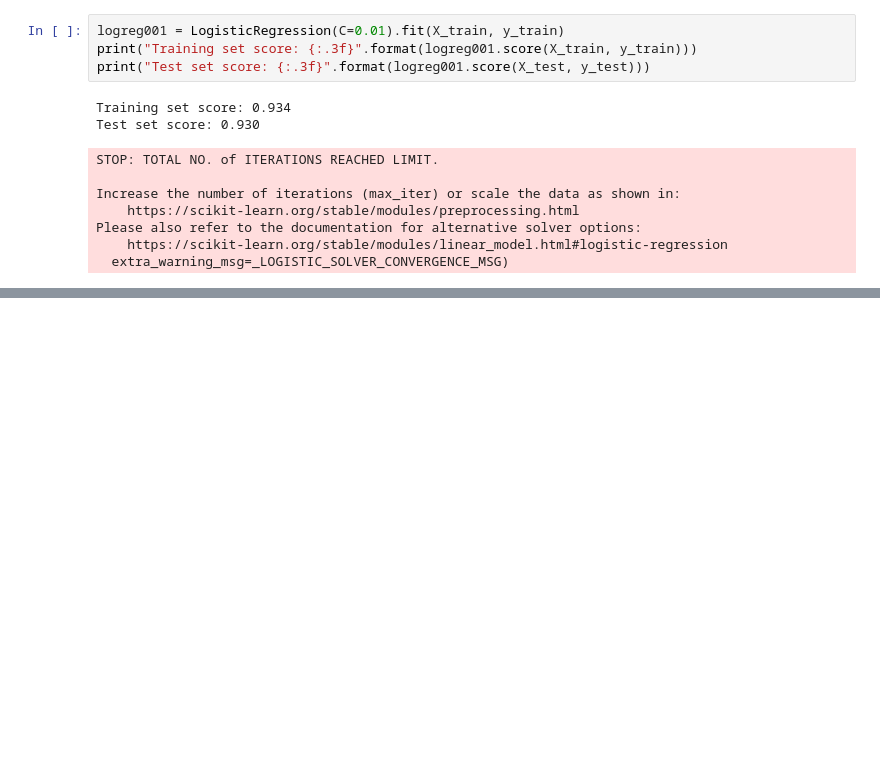
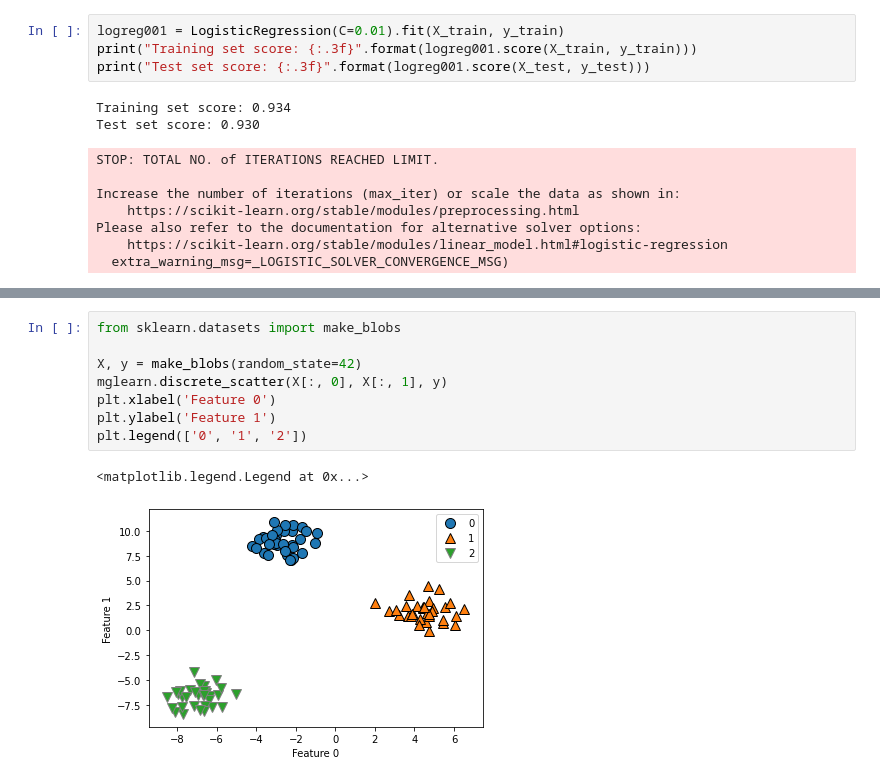
Before and after one commit to arti1117/introduction_to_ml_with_python, a Jupyter notebook: CHAPTER2/Linear model.ipynb, the cells around one changed output, grey strips where cells are left out. Cells and saved outputs as stored; diff of their text form; blank space fills up the shorter version.

```diff
--- a/CHAPTER2/Linear model.ipynb
+++ b/CHAPTER2/Linear model.ipynb
@@ -227,0 +228,11 @@ plt.legend()
+# %%
+from sklearn.datasets import make_blobs
+
+X, y = make_blobs(random_state=42)
+mglearn.discrete_scatter(X[:, 0], X[:, 1], y)
+plt.xlabel('Feature 0')
+plt.ylabel('Feature 1')
+plt.legend(['0', '1', '2'])
+# %% [output]
+<matplotlib.legend.Legend at 0x...>
+[figure, added]
```
Also changed, not shown: parts of 15 cells of this notebook, 1 other file.
